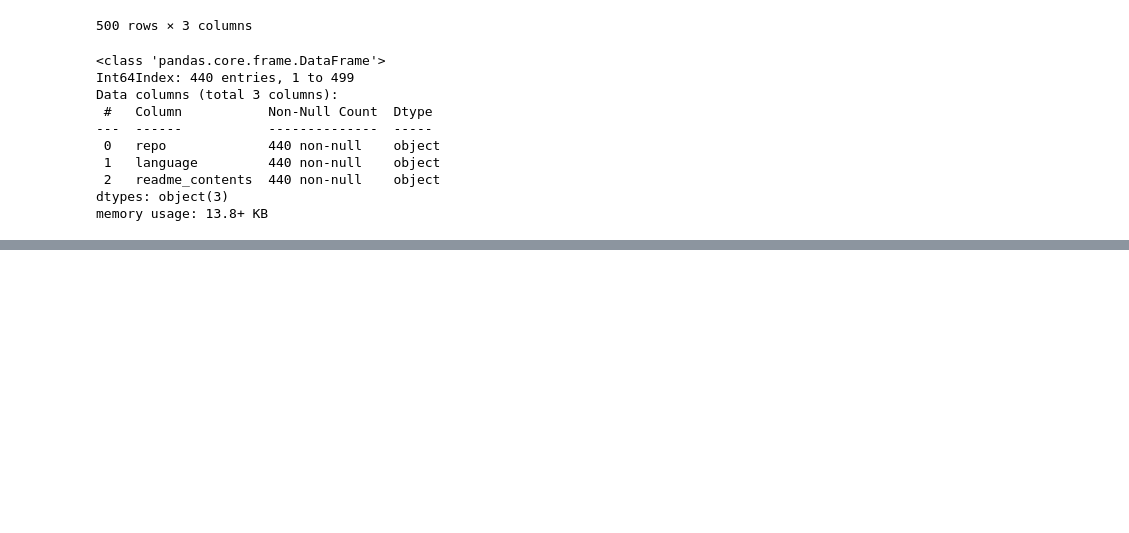
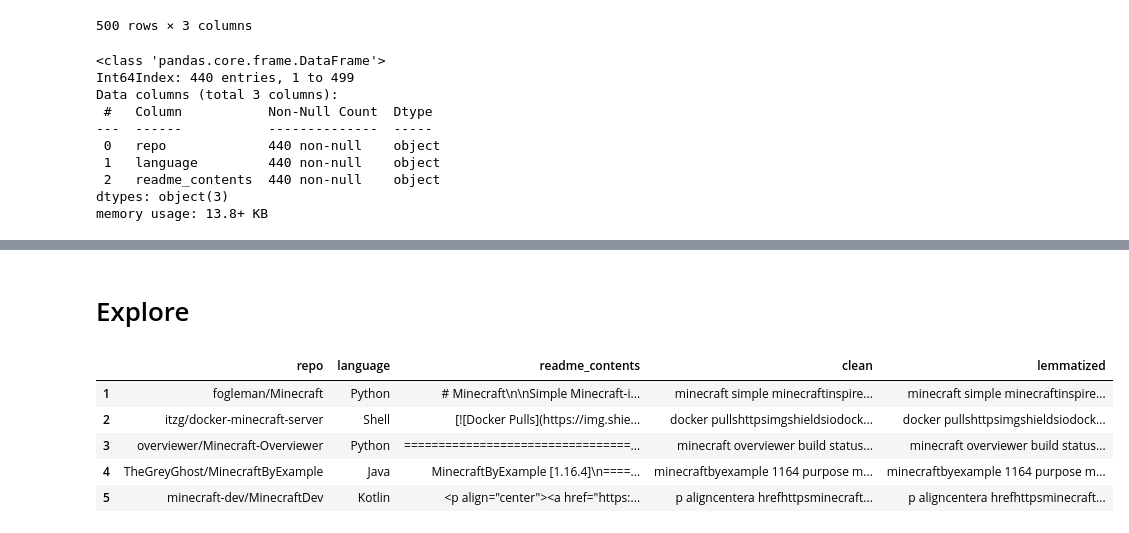
Before and after one commit to Doubtable-Steves-Linguistics/MinecraftNLP, a Jupyter notebook: cristina-project-notebook.ipynb, the cells around one changed output, grey strips where cells are left out. Drawn from its saved outputs; the diff is of its cells as text; code cells hidden in the pictures; blank space fills up the shorter version.

```diff
--- a/cristina-project-notebook.ipynb
+++ b/cristina-project-notebook.ipynb
@@ -638,0 +639,2 @@ Name: readme_contents, Length: 884, dtype: object
+# %% [markdown]
+# Explore
@@ -638,0 +643,10 @@ Name: readme_contents, Length: 884, dtype: object
+# %%
+df = pd.read_csv(r'clean_scraped_data.csv', index_col=[0])
+df.head()
+# %% [output]
+|  | repo | language | readme_contents | clean | lemmatized |
+| 1 | fogleman/Minecraft | Python | # Minecraft\n\nSimple Minecraft-i... | minecraft simple minecraftinspire... | minecraft simple minecraftinspire... |
+| 2 | itzg/docker-minecraft-server | Shell | [![Docker Pulls](https://img.shie... | docker pullshttpsimgshieldsiodock... | docker pullshttpsimgshieldsiodock... |
+| 3 | overviewer/Minecraft-Overviewer | Python | =================================... | minecraft overviewer build status... | minecraft overviewer build status... |
+| 4 | TheGreyGhost/MinecraftByExample | Java | MinecraftByExample [1.16.4]\n====... | minecraftbyexample 1164 purpose m... | minecraftbyexample 1164 purpose m... |
+| 5 | minecraft-dev/MinecraftDev | Kotlin | <p align="center"><a href="https:... | p aligncentera hrefhttpsminecraft... | p aligncentera hrefhttpsminecraft... |
```
Also changed, not shown: parts of 56 cells of this notebook.
